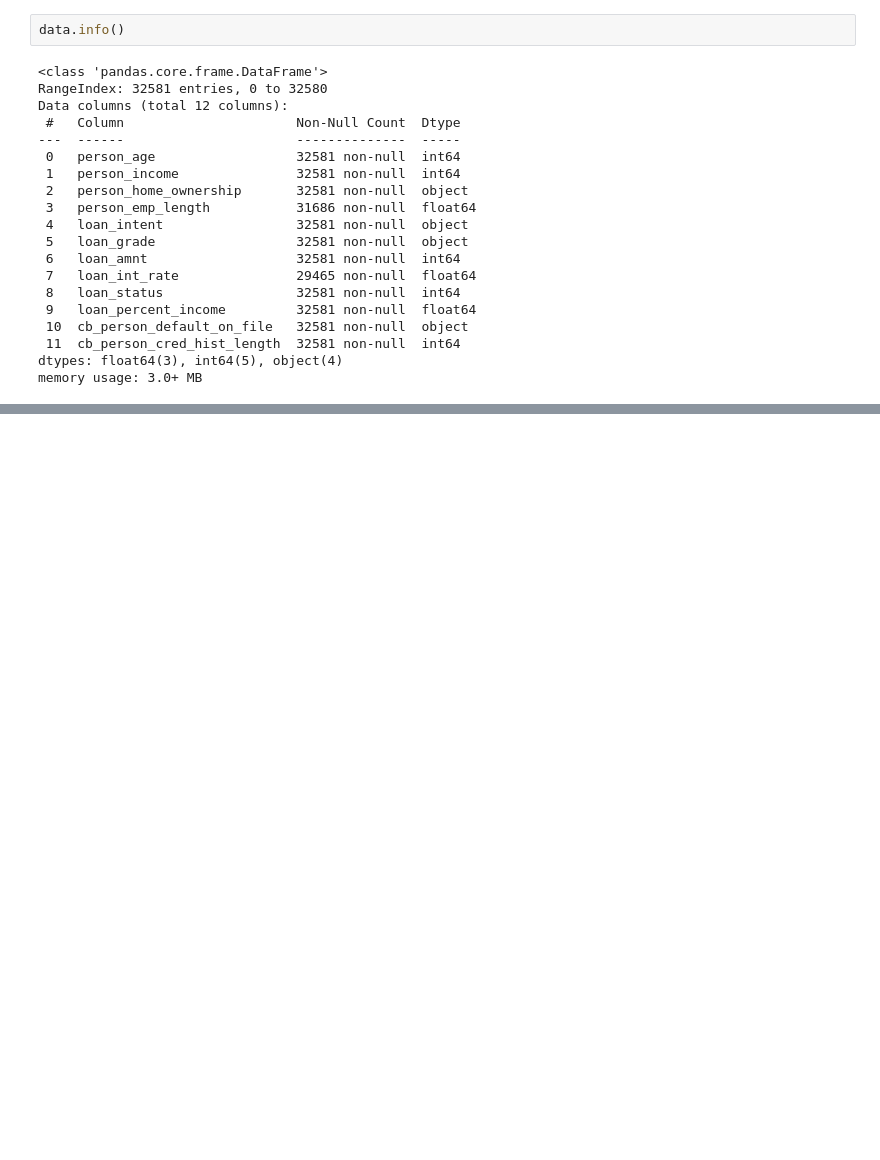
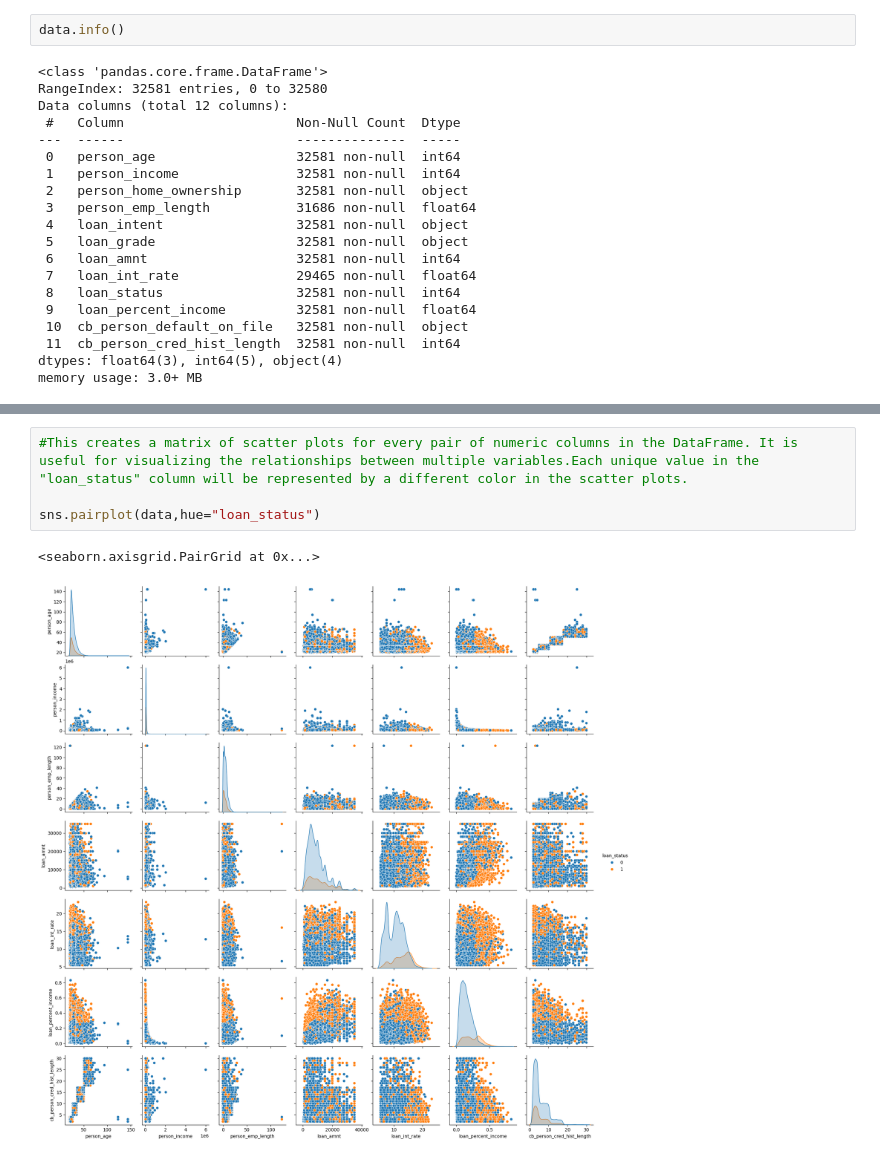
Before and after one commit to Oishi151/Credit-Risk-Evaluation, a Jupyter notebook: Code.ipynb, the cells around one changed output, grey strips where cells are left out. Drawn from its saved outputs; the diff is of its cells as text; blank space fills up the shorter version.

```diff
--- a/Code.ipynb
+++ b/Code.ipynb
@@ -128,0 +181,7 @@ plt.show()
+# %%
+#This creates a matrix of scatter plots for every pair of numeric columns in the DataFrame. It is useful for visualizing the relationships between multiple variables.Each unique value in the "loan_status" column will be represented by a different color in the scatter plots.
+
+sns.pairplot(data,hue="loan_status")
+# %% [output]
+<seaborn.axisgrid.PairGrid at 0x...>
+[figure, added]
```
Also changed, not shown: parts of 7 cells of this notebook.
